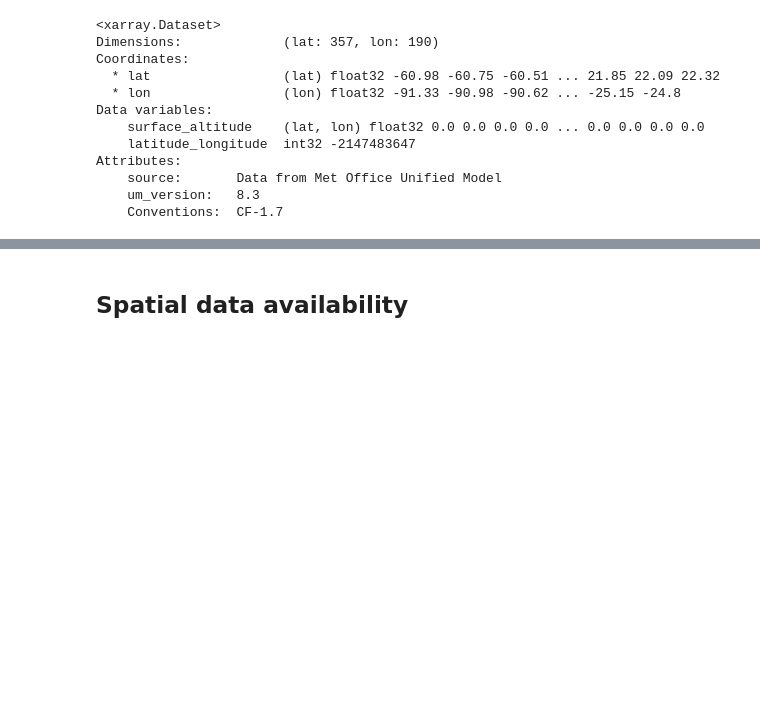
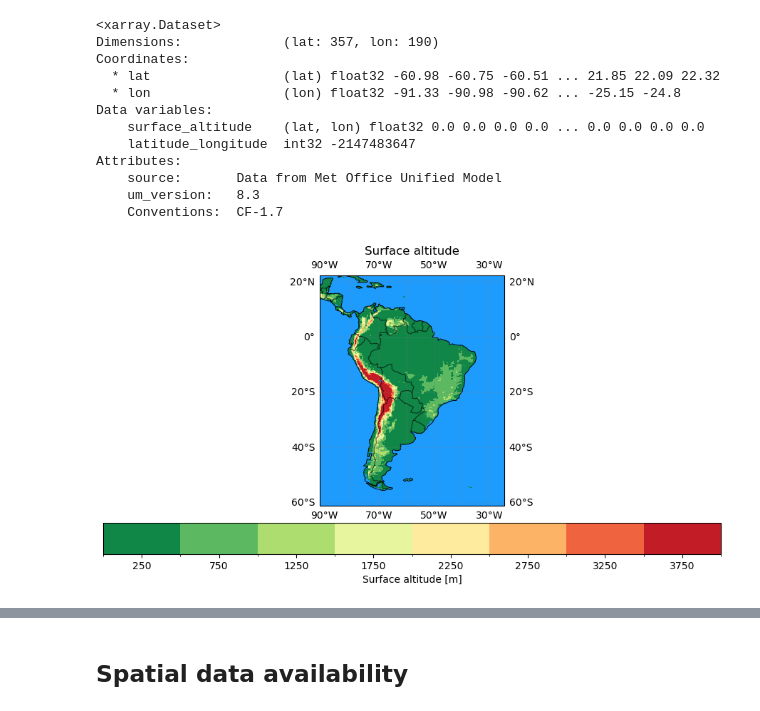
Before and after one commit to GATES-Lab/GATES_LPDM_emulator, a Jupyter notebook: vis/characterisation.ipynb, the cells around one changed output, grey strips where cells are left out. Saved outputs shown, nothing was run; the diff lists cells and outputs as text; code cells hidden in the pictures; blank space fills up the shorter version.

Commit message:
Move topography map and histograms to main vis notebook

```diff
--- a/vis/characterisation.ipynb
+++ b/vis/characterisation.ipynb
@@ -31,6 +32,6 @@ Load the footprints for the region and period with the base data object.
 Stores the footprints (without cropping) in data.fp_data_full
 load_everything=True also loads the original meteorology, without cropping or interpolating, in data.met_file, as well as the topography and landuse in data.topog_file and data.landcover_file, which are interpolated in space to the shape of the footprints
 """
-data = LoadBaseSatelliteData(2016, region="BRAZIL", load_everything=True, verbose=True)
+data = LoadBaseSatelliteData(201601, region="BRAZIL", load_everything=True, verbose=True)
 # %% [output]
 ---- LOADING FOOTPRINTS
@@ -150,3 +151,12 @@ Attributes:
     source:       Data from Met Office Unified Model
     um_version:   8.3
     Conventions:  CF-1.7
+# %%
+fig, ax, mesh, edges = plot_topography(
+    data,
+    n_bins=8,
+    vmin=0, vmax=4000, # Max altitude in metres
+    plot_country_boundaries=True
+)
+# %% [output]
+[figure, added]
```
Also changed, not shown: parts of 4 cells of this notebook, 2 other files.
